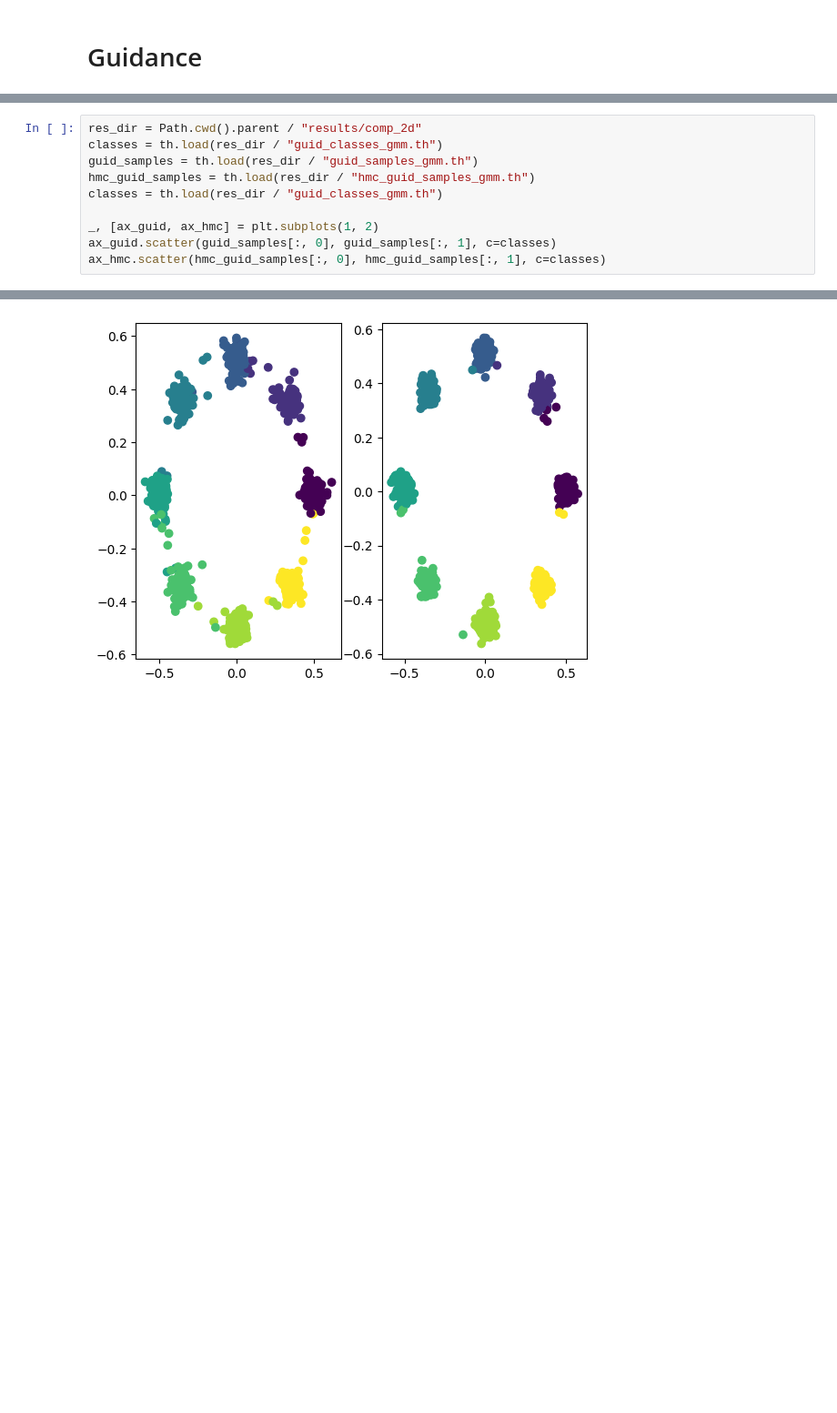
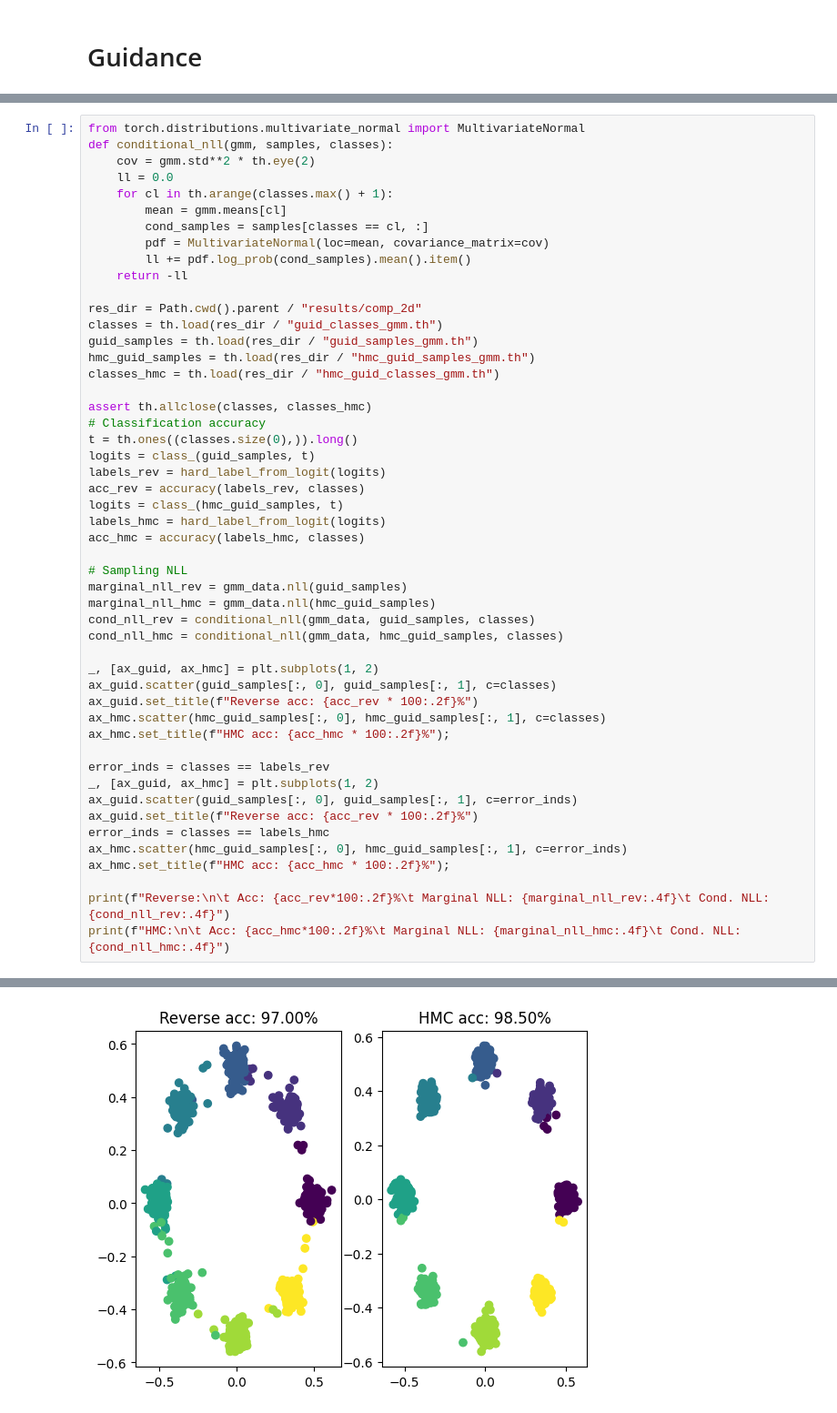
Before and after one commit to jackonelli/mcmc_corr_score_diffusion, a Jupyter notebook: nbs/2d_comp.ipynb, the cells around one changed output, grey strips where cells are left out. Shown at 91% size. Drawn from its saved outputs; the diff is of its cells as text; blank space fills up the shorter version.

Commit message:
Sampling in multi dim GMM

```diff
--- a/nbs/2d_comp.ipynb
+++ b/nbs/2d_comp.ipynb
@@ -102,11 +95,51 @@ ax_pred.set_title(f"Pred labels, acc={acc.item()*100:.2f}%");
 # %%
+from torch.distributions.multivariate_normal import MultivariateNormal
+def conditional_nll(gmm, samples, classes):
+    cov = gmm.std**2 * th.eye(2)
+    ll = 0.0
+    for cl in th.arange(classes.max() + 1):
+        mean = gmm.means[cl]
+        cond_samples = samples[classes == cl, :]
+        pdf = MultivariateNormal(loc=mean, covariance_matrix=cov)
+        ll += pdf.log_prob(cond_samples).mean().item()
+    return -ll
+
 res_dir = Path.cwd().parent / "results/comp_2d"
 classes = th.load(res_dir / "guid_classes_gmm.th")
 guid_samples = th.load(res_dir / "guid_samples_gmm.th")
 hmc_guid_samples = th.load(res_dir / "hmc_guid_samples_gmm.th")
-classes = th.load(res_dir / "guid_classes_gmm.th")
+classes_hmc = th.load(res_dir / "hmc_guid_classes_gmm.th")
+
+assert th.allclose(classes, classes_hmc)
+# Classification accuracy
+t = th.ones((classes.size(0),)).long()
+logits = class_(guid_samples, t)
+labels_rev = hard_label_from_logit(logits)
+acc_rev = accuracy(labels_rev, classes)
+logits = class_(hmc_guid_samples, t)
+labels_hmc = hard_label_from_logit(logits)
+acc_hmc = accuracy(labels_hmc, classes)
+
+# Sampling NLL
+marginal_nll_rev = gmm_data.nll(guid_samples)
+marginal_nll_hmc = gmm_data.nll(hmc_guid_samples)
+cond_nll_rev = conditional_nll(gmm_data, guid_samples, classes)
+cond_nll_hmc = conditional_nll(gmm_data, hmc_guid_samples, classes)
 
 _, [ax_guid, ax_hmc] = plt.subplots(1, 2)
 ax_guid.scatter(guid_samples[:, 0], guid_samples[:, 1], c=classes)
+ax_guid.set_title(f"Reverse acc: {acc_rev * 100:.2f}%")
 ax_hmc.scatter(hmc_guid_samples[:, 0], hmc_guid_samples[:, 1], c=classes)
+ax_hmc.set_title(f"HMC acc: {acc_hmc * 100:.2f}%");
+
+error_inds = classes == labels_rev
+_, [ax_guid, ax_hmc] = plt.subplots(1, 2)
+ax_guid.scatter(guid_samples[:, 0], guid_samples[:, 1], c=error_inds)
+ax_guid.set_title(f"Reverse acc: {acc_rev * 100:.2f}%")
+error_inds = classes == labels_hmc
+ax_hmc.scatter(hmc_guid_samples[:, 0], hmc_guid_samples[:, 1], c=error_inds)
+ax_hmc.set_title(f"HMC acc: {acc_hmc * 100:.2f}%");
+
+print(f"Reverse:\n\t Acc: {acc_rev*100:.2f}%\t Marginal NLL: {marginal_nll_rev:.4f}\t Cond. NLL: {cond_nll_rev:.4f}")
+print(f"HMC:\n\t Acc: {acc_hmc*100:.2f}%\t Marginal NLL: {marginal_nll_hmc:.4f}\t Cond. NLL: {cond_nll_hmc:.4f}")
 # %% [output]
@@ -114 +150 @@ ax_hmc.scatter(hmc_guid_samples[:, 0], hmc_guid_samples[:, 1], c=classes)
-[figure, old version]
+[figure, new version]
```
Also changed, not shown: parts of 3 cells of this notebook, 2 other files.
